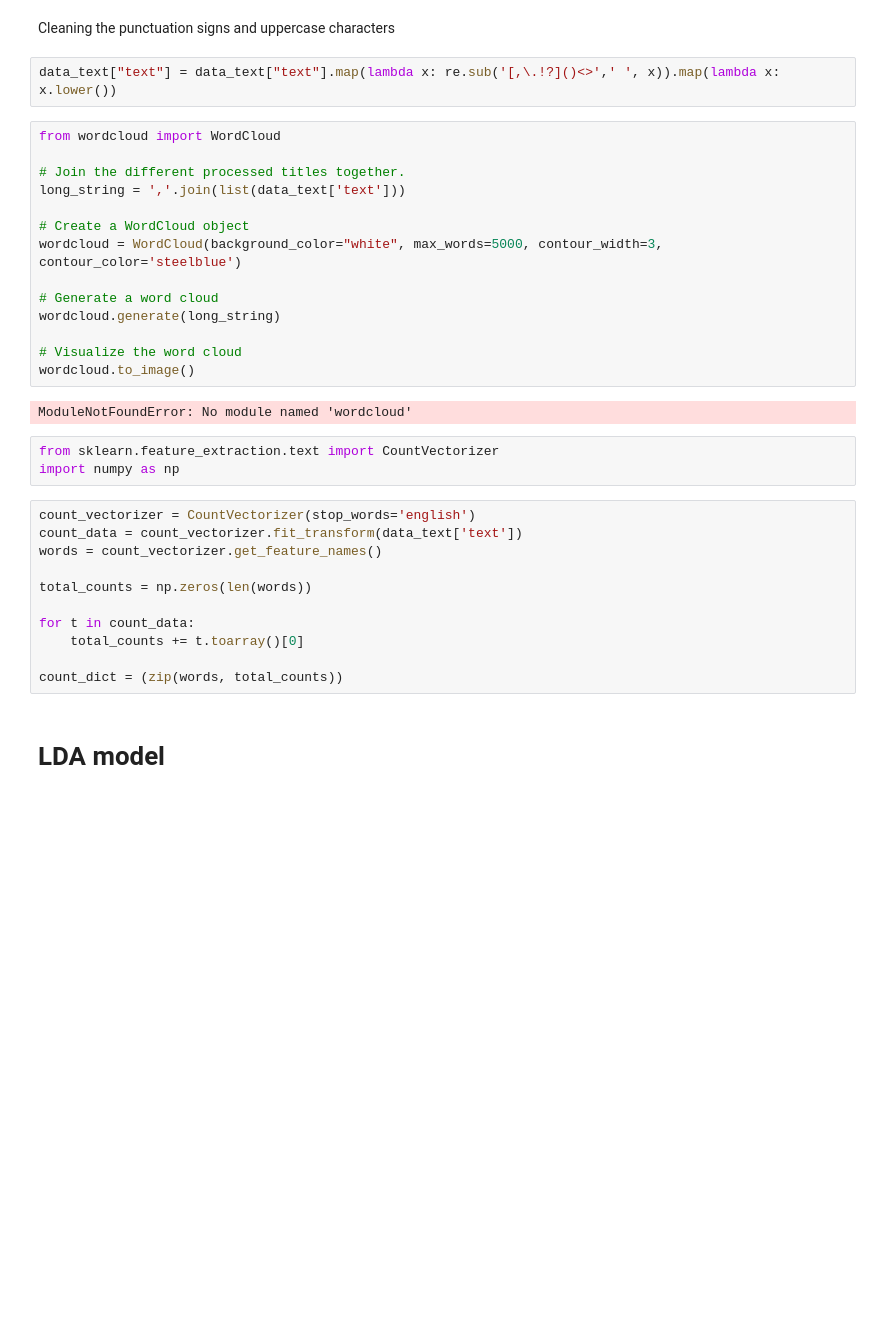
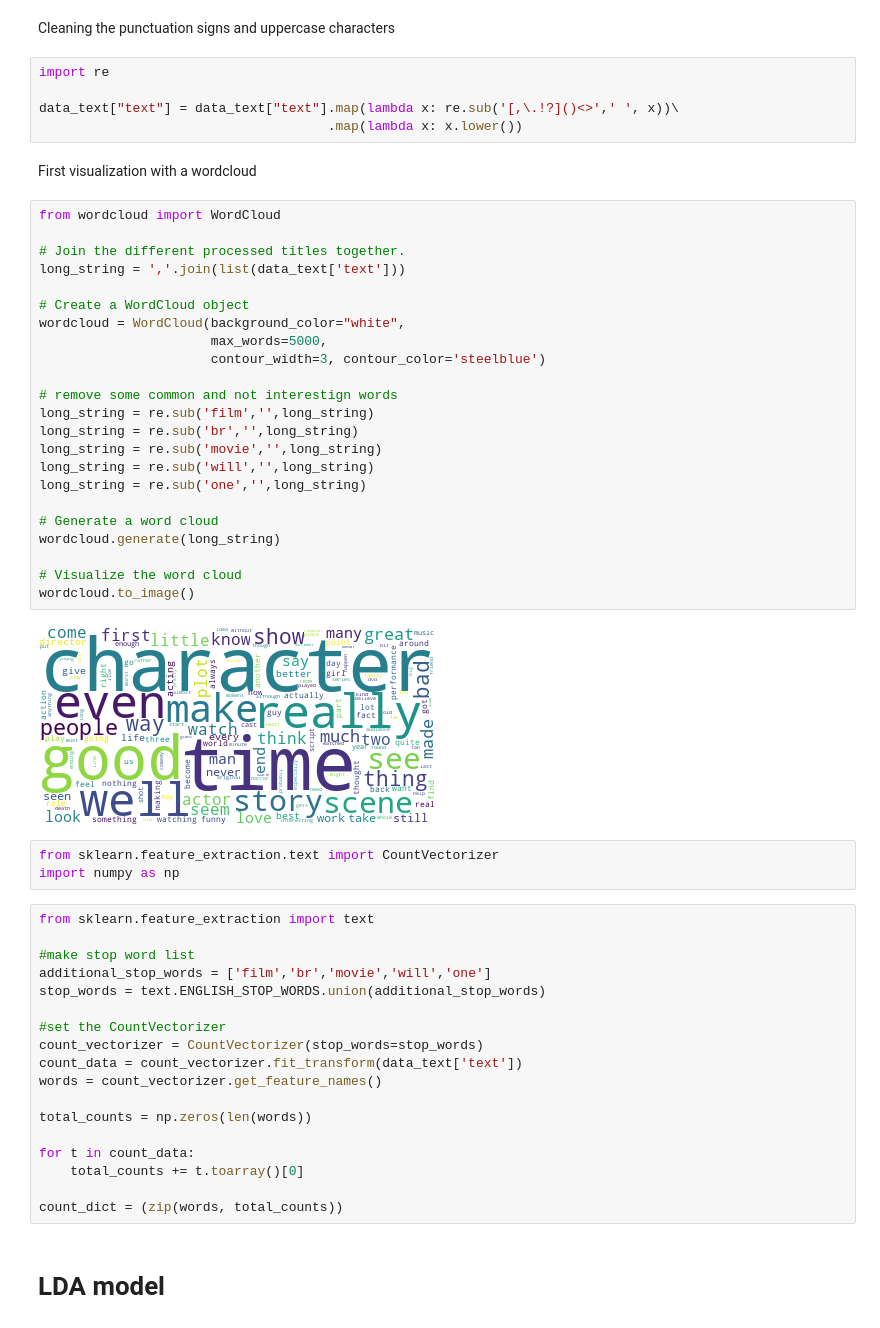
Before and after one commit to JJublanc/text_mining, a Jupyter notebook: LDA.ipynb, the cells around one changed output. Cells and saved outputs as stored; diff of their text form; blank space fills up the shorter version.

Commit message:
LDA model and visualization

```diff
--- a/LDA.ipynb
+++ b/LDA.ipynb
@@ -100,28 +98,49 @@ data_text = pd.read_csv("data_sample", index_col=0)
 # %% [markdown]
 Cleaning the punctuation signs and uppercase characters
 # %%
-data_text["text"] = data_text["text"].map(lambda x: re.sub('[,\.!?]()<>',' ', x)).map(lambda x: x.lower())
+import re
+
+data_text["text"] = data_text["text"].map(lambda x: re.sub('[,\.!?]()<>',' ', x))\
+                                     .map(lambda x: x.lower())
+# %% [markdown]
+First visualization with a wordcloud
 # %%
 from wordcloud import WordCloud
 
 # Join the different processed titles together.
 long_string = ','.join(list(data_text['text']))
 
 # Create a WordCloud object
-wordcloud = WordCloud(background_color="white", max_words=5000, contour_width=3, contour_color='steelblue')
+wordcloud = WordCloud(background_color="white",
+                      max_words=5000,
+                      contour_width=3, contour_color='steelblue')
+
+# remove some common and not interestign words
+long_string = re.sub('film','',long_string)
+long_string = re.sub('br','',long_string)
+long_string = re.sub('movie','',long_string)
+long_string = re.sub('will','',long_string)
+long_string = re.sub('one','',long_string)
 
 # Generate a word cloud
 wordcloud.generate(long_string)
 
 # Visualize the word cloud
 wordcloud.to_image()
 # %% [output]
-ModuleNotFoundError: No module named 'wordcloud'
+[figure, added]
 # %%
 from sklearn.feature_extraction.text import CountVectorizer
 import numpy as np
 # %%
-count_vectorizer = CountVectorizer(stop_words='english')
+from sklearn.feature_extraction import text
+
+#make stop word list
+additional_stop_words = ['film','br','movie','will','one']
+stop_words = text.ENGLISH_STOP_WORDS.union(additional_stop_words)
+
+#set the CountVectorizer
+count_vectorizer = CountVectorizer(stop_words=stop_words)
 count_data = count_vectorizer.fit_transform(data_text['text'])
 words = count_vectorizer.get_feature_names()
 
```
Also changed, not shown: parts of 12 cells of this notebook.
